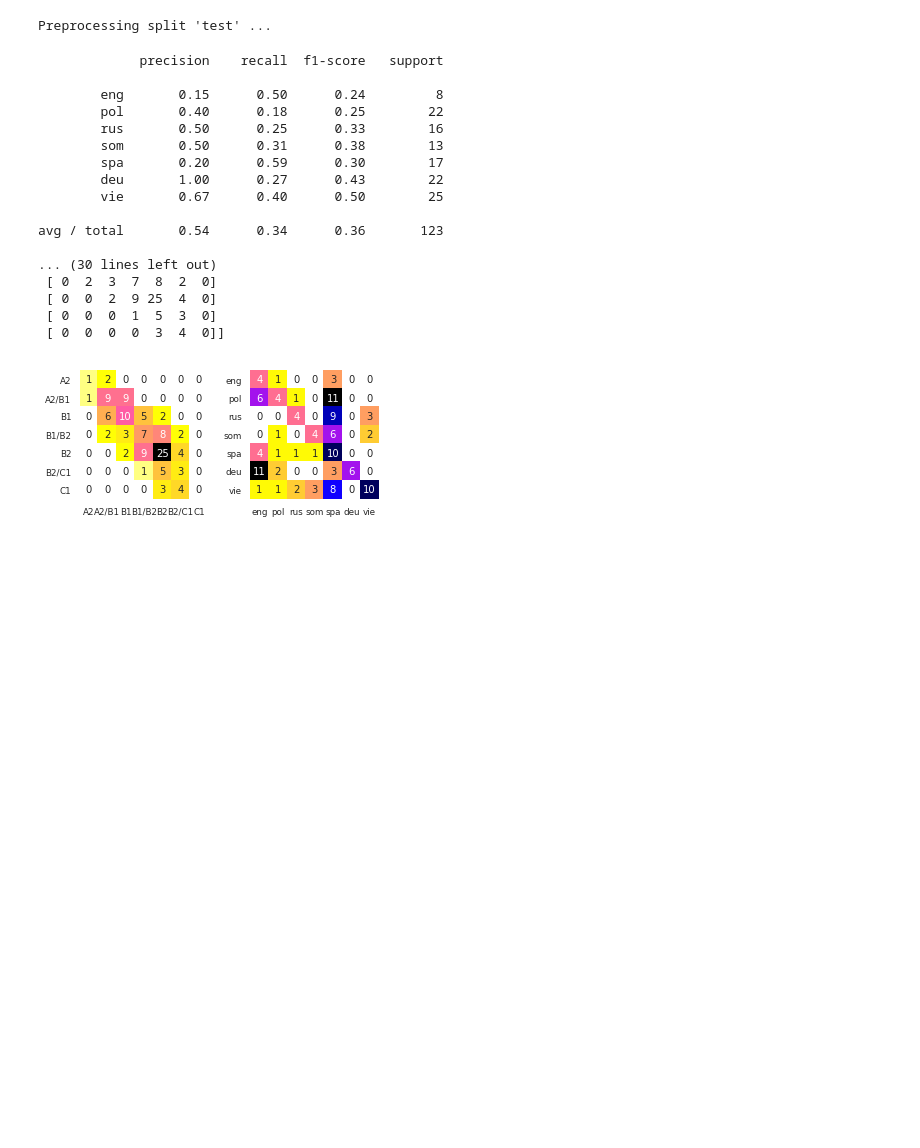
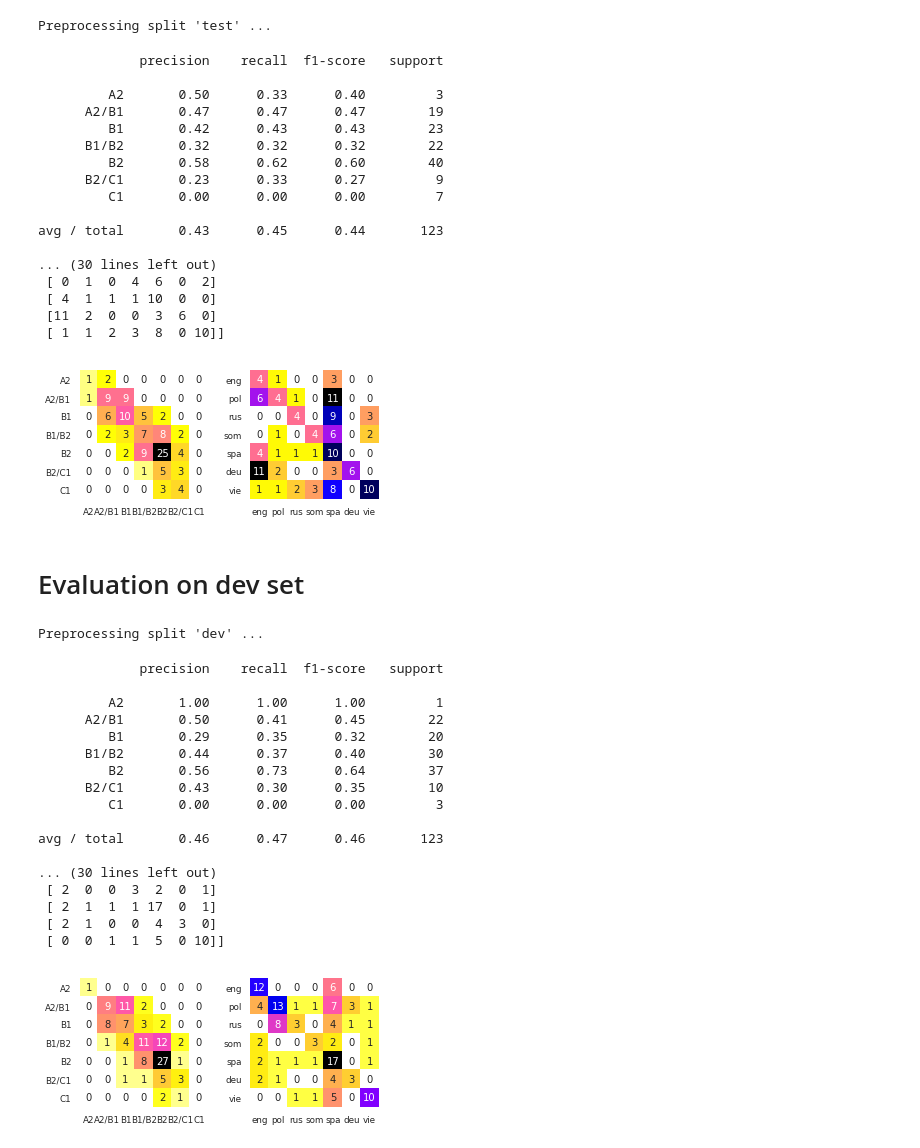
Before and after one commit to PhyloStar/NorskASK, a Jupyter notebook: notebooks/Multitask L1 predictions.ipynb, the cells around one changed output. Cells and saved outputs as stored; diff of their text form; code cells hidden in the pictures; blank space fills up the shorter version.

Commit message:
multitask nli dev set

```diff
--- a/notebooks/Multitask L1 predictions.ipynb
+++ b/notebooks/Multitask L1 predictions.ipynb
@@ -43,27 +46,76 @@ cefr_pred = rescale_regression_results(cefr_predictions, highest_class=6)
 # %%
 fig, (ax1, ax2) = plt.subplots(1, 2)
 
+report(cefr_targets, cefr_pred, CEFR_LABELS, ax=ax1)
 report(lang_targets, lang_pred, LANG_LABELS, ax=ax2)
-report(cefr_targets, cefr_pred, CEFR_LABELS, ax=ax1)
 fig.set_size_inches(5, 2.5)
 fig.tight_layout()
 #plt.savefig(str(IMG_DIR / "multi-test-cm.pdf"), bbox_inches="tight")
 # %% [output]
              precision    recall  f1-score   support
 
-        eng       0.15      0.50      0.24         8
-        pol       0.40      0.18      0.25        22
-        rus       0.50      0.25      0.33        16
-        som       0.50      0.31      0.38        13
-        spa       0.20      0.59      0.30        17
-        deu       1.00      0.27      0.43        22
-        vie       0.67      0.40      0.50        25
+         A2       0.50      0.33      0.40         3
+      A2/B1       0.47      0.47      0.47        19
+         B1       0.42      0.43      0.43        23
+      B1/B2       0.32      0.32      0.32        22
+         B2       0.58      0.62      0.60        40
+      B2/C1       0.23      0.33      0.27         9
+         C1       0.00      0.00      0.00         7
 
-avg / total       0.54      0.34      0.36       123
+avg / total       0.43      0.45      0.44       123
 
 ... (30 lines left out)
- [ 0  2  3  7  8  2  0]
- [ 0  0  2  9 25  4  0]
- [ 0  0  0  1  5  3  0]
- [ 0  0  0  0  3  4  0]]
+ [ 0  1  0  4  6  0  2]
+ [ 4  1  1  1 10  0  0]
+ [11  2  0  0  3  6  0]
+ [ 1  1  2  3  8  0 10]]
 [figure]
+# %% [markdown]
+# Evaluation on dev set
+# %%
+data = load_split("dev", round_cefr=False)
+data["isolang"] = data["lang"].replace(iso639_3)
+lang_targets = np.array(
+    [LANG_LABELS.index(c) for c in data["isolang"]], dtype=int
+)
+cefr_targets = np.array(
+    [CEFR_LABELS.index(c) for c in data["cefr"]], dtype=int
+)
+# %%
+x = get_input_reps(w2i, multi_input, split="dev")
+predictions = model.predict(x)
+# %% [output]
+Preprocessing split 'dev' ...
+# %%
+lang_predictions = predictions[1]
+lang_pred = np.argmax(lang_predictions, axis=1)
+
+cefr_predictions = predictions[0]
+cefr_pred = rescale_regression_results(cefr_predictions, highest_class=6)
+# %%
+fig, (ax1, ax2) = plt.subplots(1, 2)
+
+report(cefr_targets, cefr_pred, CEFR_LABELS, ax=ax1)
+report(lang_targets, lang_pred, LANG_LABELS, ax=ax2)
+fig.set_size_inches(5, 2.5)
+fig.tight_layout()
+#plt.savefig(str(IMG_DIR / "multi-test-cm.pdf"), bbox_inches="tight")
+# %% [output]
+             precision    recall  f1-score   support
+
+         A2       1.00      1.00      1.00         1
+      A2/B1       0.50      0.41      0.45        22
+         B1       0.29      0.35      0.32        20
+      B1/B2       0.44      0.37      0.40        30
+         B2       0.56      0.73      0.64        37
+      B2/C1       0.43      0.30      0.35        10
+         C1       0.00      0.00      0.00         3
+
+avg / total       0.46      0.47      0.46       123
+
+... (30 lines left out)
+ [ 2  0  0  3  2  0  1]
+ [ 2  1  1  1 17  0  1]
+ [ 2  1  0  0  4  3  0]
+ [ 0  0  1  1  5  0 10]]
+[figure, added]
```
Also changed, not shown: parts of 4 cells of this notebook.
